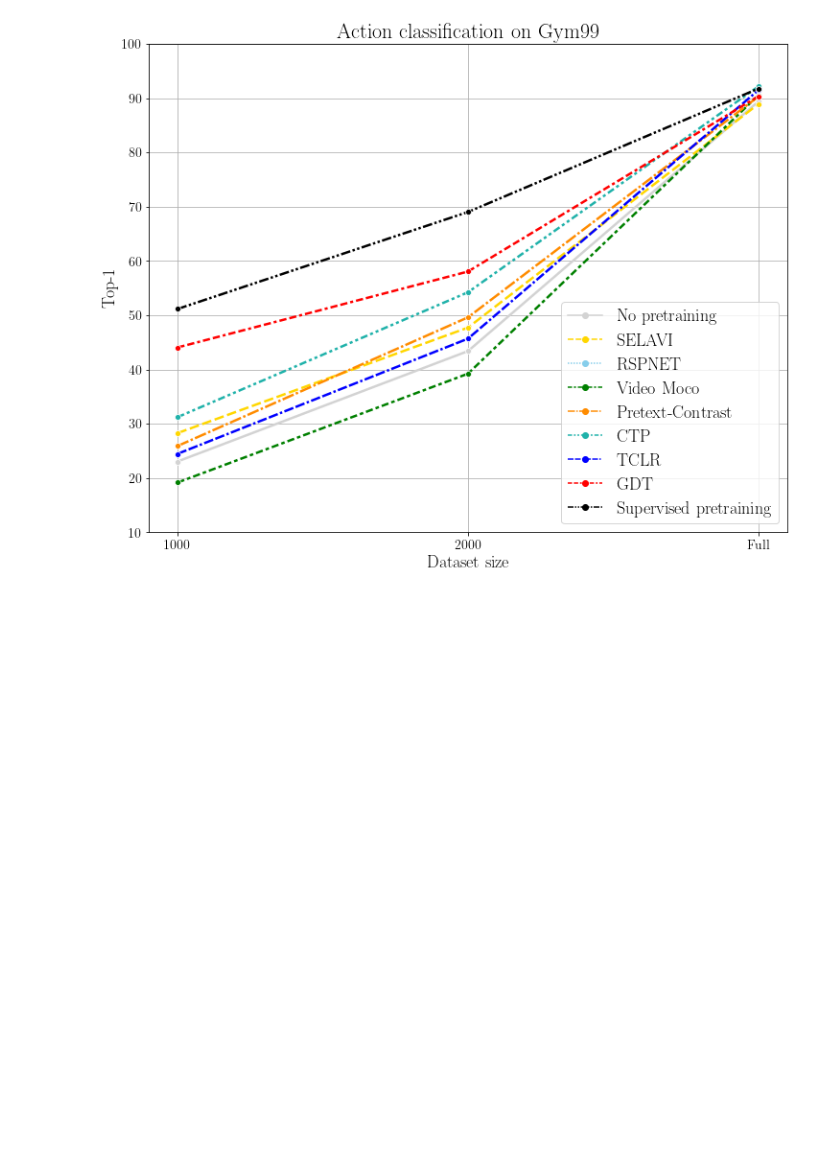
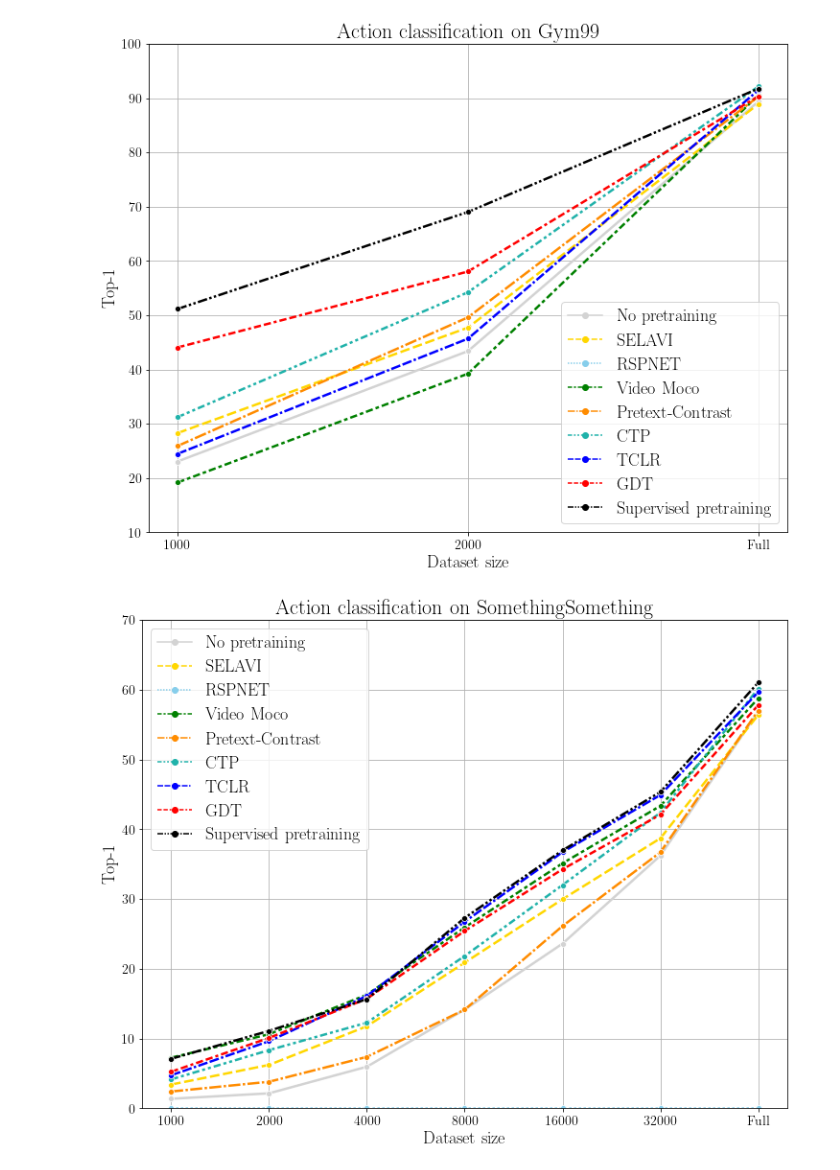
Before and after one commit to bpiyush/ViDA-SSL, a Jupyter notebook: misc/plotting/impact_of_dataset_size.ipynb, the cells around one changed output. Saved outputs shown, nothing was run; the diff lists cells and outputs as text; code cells hidden in the pictures; blank space fills up the shorter version.

```diff
--- a/misc/plotting/impact_of_dataset_size.ipynb
+++ b/misc/plotting/impact_of_dataset_size.ipynb
@@ -95,3 +95,9 @@ sub_df = df[df["Dataset"] == "Gym99"]
 lineplot(sub_df, x="Dataset size", y="Top-1", title="Action classification on Gym99", ylim=[10, 100])
 # %% [output]
 [figure]
+# %%
+sub_df = df[df["Dataset"] == "SS"]
+# %%
+lineplot(sub_df, x="Dataset size", y="Top-1", title="Action classification on SomethingSomething", ylim=[0, 70])
+# %% [output]
+[figure, added]
```
Also changed, not shown: parts of 1 cell of this notebook, 7 other files.
